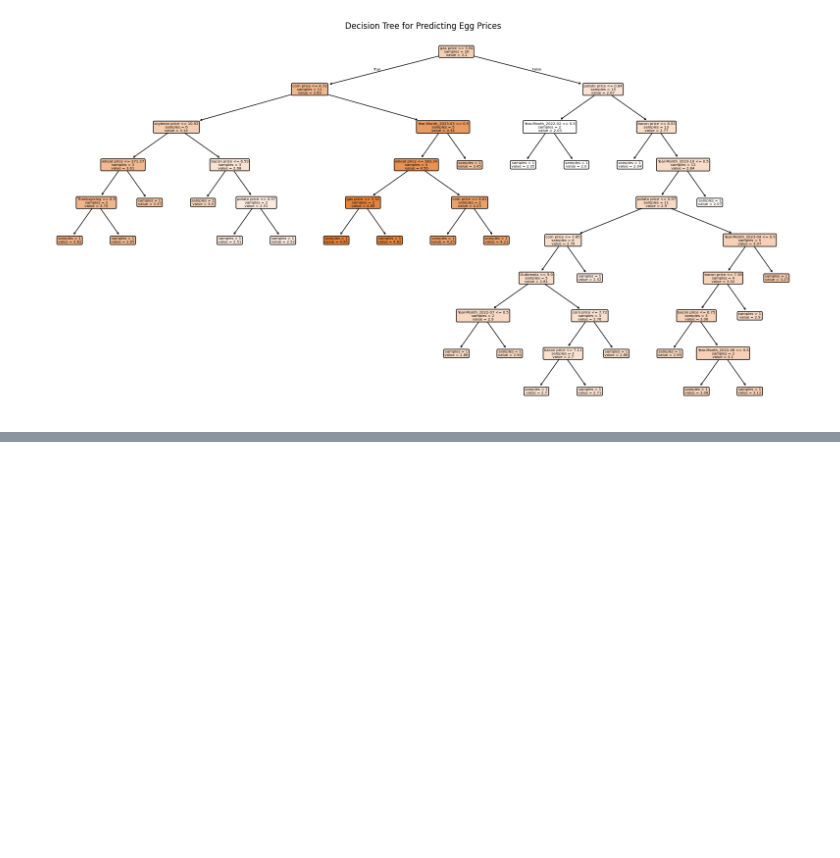
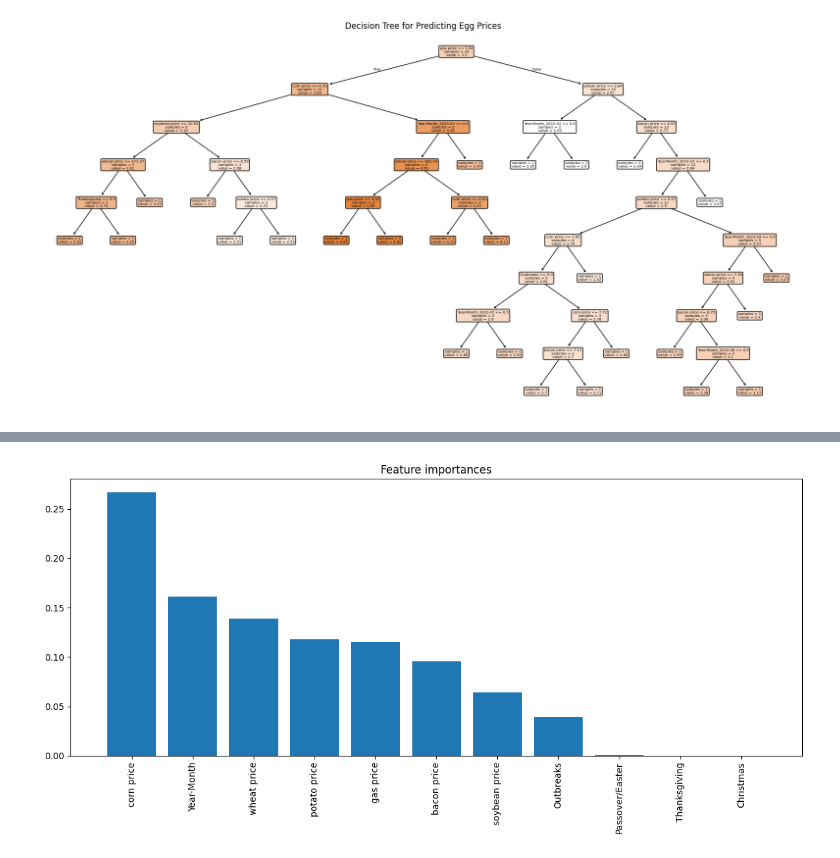
Before and after one commit to xeniachen-01/142a-eggs, a Jupyter notebook: project.ipynb, the cells around one changed output, grey strips where cells are left out. Drawn from its saved outputs; the diff is of its cells as text; code cells hidden in the pictures; blank space fills up the shorter version.

Commit message:
attempted fine tuning the rf model but not helpful

```diff
--- a/project.ipynb
+++ b/project.ipynb
@@ -359,3 +267,90 @@ plt.title('Decision Tree for Predicting Egg Prices')
 plt.show()
 # %% [output]
 [figure]
+# %%
+# fine tune the random forest model
+from sklearn.model_selection import GridSearchCV
+from sklearn.ensemble import RandomForestRegressor
+from sklearn.metrics import mean_squared_error, r2_score
+from sklearn.model_selection import train_test_split
+import pandas as pd
+import numpy as np
+
+# Load the data
+X = pd.read_csv("X.csv")
+y = pd.read_csv("y.csv")
+df = pd.read_csv("df.csv")
+
+# convert Year-Month column to datetime
+df["Year-Month"] = pd.to_datetime(df["Year-Month"])
+
+# convert Year-Month column to months since start date
+df["Year-Month"] = (df["Year-Month"] - df["Year-Month"].min()).dt.days // 30
+# convert Year-Month column to int
+df["Year-Month"] = df["Year-Month"].astype(int)
+
+# Drop NaN values from df_rf
+df_rf = df.dropna()
+df_rf.head()
+
+# Split the data into training and testing sets
+X_train, X_test, y_train, y_test = train_test_split(df_rf.drop(columns=["Price"]), df_rf["Price"], test_size=0.2, random_state=42, shuffle=False)
+X_train.shape, X_test.shape, y_train.shape, y_test.shape
+# Initialize the model
+rf_reg = RandomForestRegressor(random_state=42)
+
+# Define the parameter grid for GridSearchCV
+param_grid = {
+    'n_estimators': [50, 100, 200],
+    'max_depth': [None, 10, 20, 30],
+    'min_samples_split': [2, 5, 10],
+    'min_samples_leaf': [1, 2, 4],
+    'max_features': ['auto', 'sqrt', 'log2']
+}
+# Initialize GridSearchCV
+grid_search = GridSearchCV(estimator=rf_reg, param_grid=param_grid, cv=3, n_jobs=-1, verbose=2, scoring='neg_mean_squared_error')
+
+# Fit the model to the training data
+grid_search.fit(X_train, y_train)
+
+# Get the best parameters and best score
+best_params = grid_search.best_params_
+best_score = grid_search.best_score_
+
+# Print the best parameters and best score
+print("Best Parameters:", best_params)
+print("Best Score (MSE):", best_score)
+
+# Make predictions on the test data using the best model
+best_rf_reg = grid_search.best_estimator_
+y_pred_rf = best_rf_reg.predict(X_test)
+
+# Calculate the mean squared error and R-squared for the best model
+rmse_rf = np.sqrt(mean_squared_error(y_test, y_pred_rf))
+r2_rf = r2_score(y_test, y_pred_rf)
+
+# Print the results
+print("Random Forest RMSE (Best Model):", rmse_rf)
+print("Random Forest R-squared (Best Model):", r2_rf)
+
+
+# Feature importance
+import matplotlib.pyplot as plt
+importances = best_rf_reg.feature_importances_
+feature_names = X_train.columns
+indices = np.argsort(importances)[::-1]
+
+# Print the feature ranking
+print("Feature ranking:")
+for f in range(X_train.shape[1]):
+    print(f"{f + 1}. {feature_names[indices[f]]} ({importances[indices[f]]})")
+
+# Plot the feature importances of the forest
+plt.figure(figsize=(12, 6))
+plt.title("Feature importances")
+plt.bar(range(X_train.shape[1]), importances[indices], align="center")
+plt.xticks(range(X_train.shape[1]), feature_names[indices], rotation=90)
+plt.xlim([-1, X_train.shape[1]])
+plt.tight_layout()
+plt.show()
+# %% [output]
@@ -361,0 +391 @@ plt.show()
+[figure, added]
```
Also changed, not shown: parts of 6 cells of this notebook.
